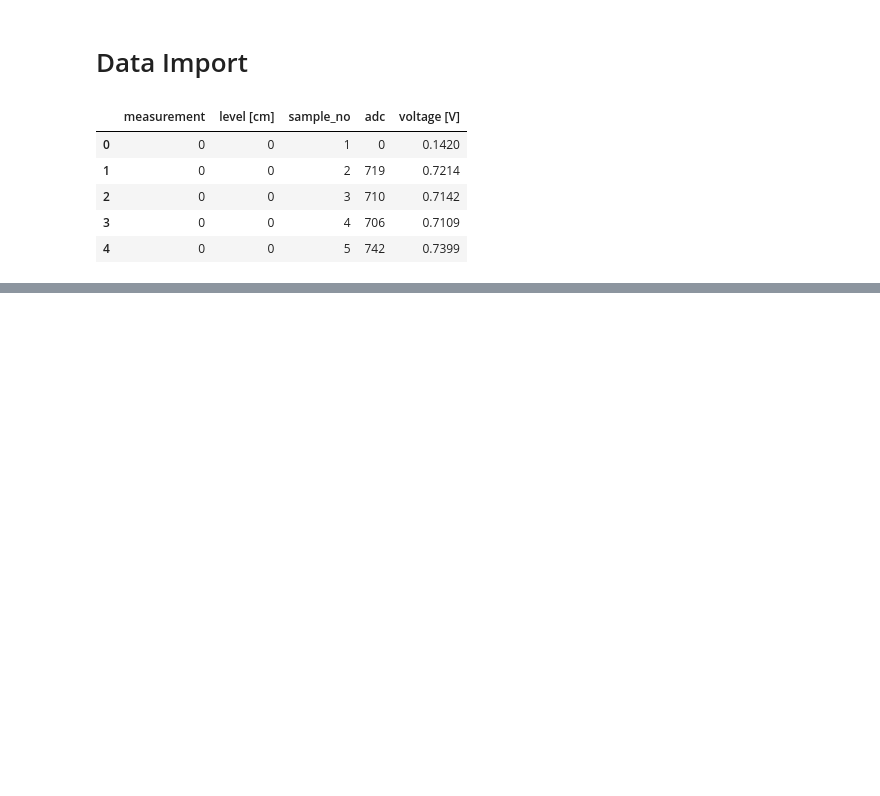
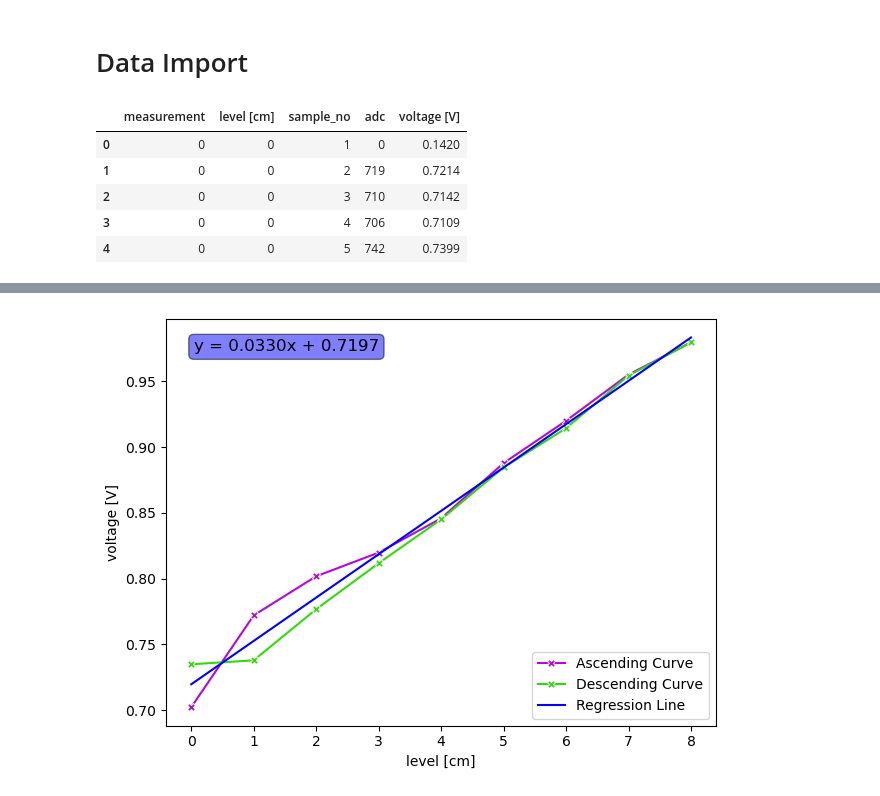
Before and after one commit to dcortesav/sensores-y-actuadores, a Jupyter notebook: lab_1/data_analysis.ipynb, the cells around one changed output, grey strips where cells are left out. Saved outputs shown, nothing was run; the diff lists cells and outputs as text; code cells hidden in the pictures; blank space fills up the shorter version.

```diff
--- a/lab_1/data_analysis.ipynb
+++ b/lab_1/data_analysis.ipynb
@@ -16,0 +101,24 @@ df.head()
+# %%
+from sklearn.linear_model import LinearRegression
+
+X_data = aggregated_values_df["level [cm]"].to_numpy().reshape(-1,1)
+y_data = aggregated_values_df["voltage [V]"].to_numpy().reshape(-1,1)
+
+reg = LinearRegression().fit(X=X_data, y=y_data)
+# %%
+slope = reg.coef_[0,0]
+intercept = reg.intercept_[0]
+equation = f'y = {slope:.4f}x + {intercept:.4f}'
+
+x_reg = np.linspace(start=0, stop=8, num=100)
+y_reg = slope*x_reg + intercept
+
+print_measurement_curve()
+sns.lineplot(x=x_reg, y=y_reg, label="Regression Line", color="blue")
+plt.text(0.05, 0.95, equation, transform=plt.gca().transAxes, fontsize=12, verticalalignment='top', bbox=dict(boxstyle='round', facecolor='blue', alpha=0.5))
+plt.legend()
+plt.tight_layout()
+plt.show()
+plt.show()
+# %% [output]
+[figure, added]
```
Also changed, not shown: parts of 7 cells of this notebook, 2 other files.
